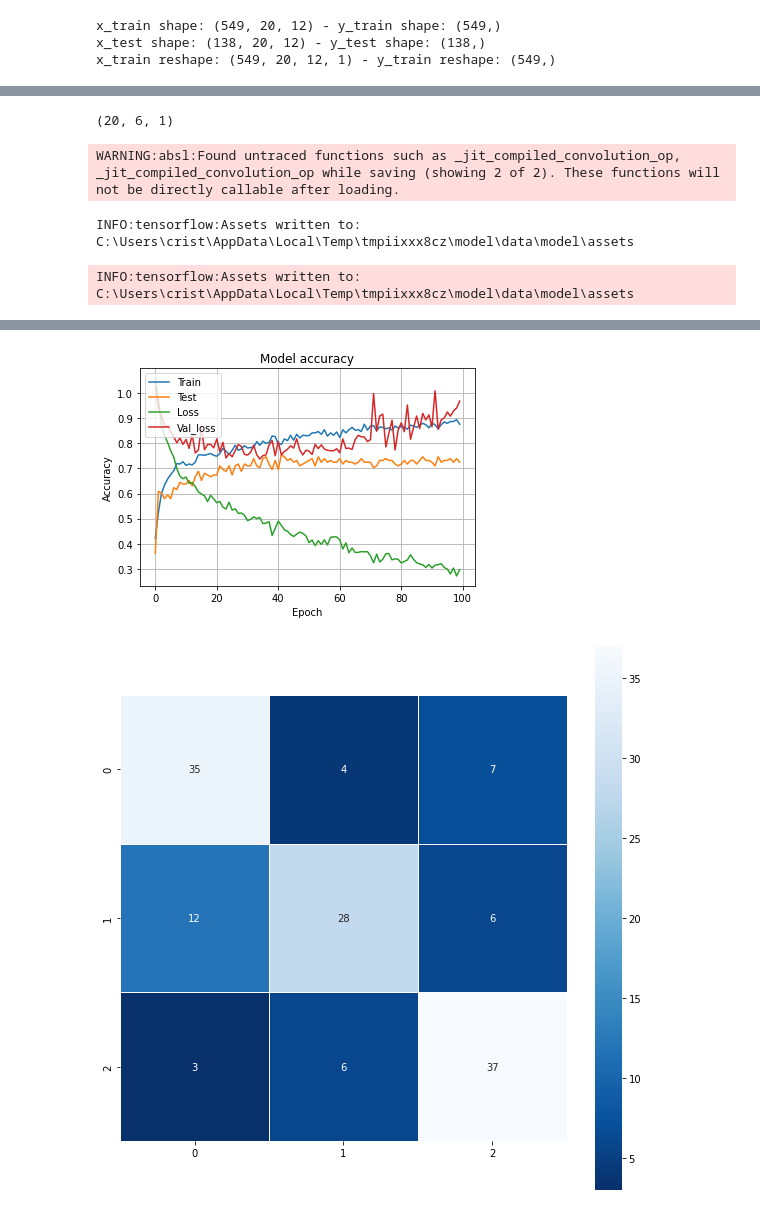
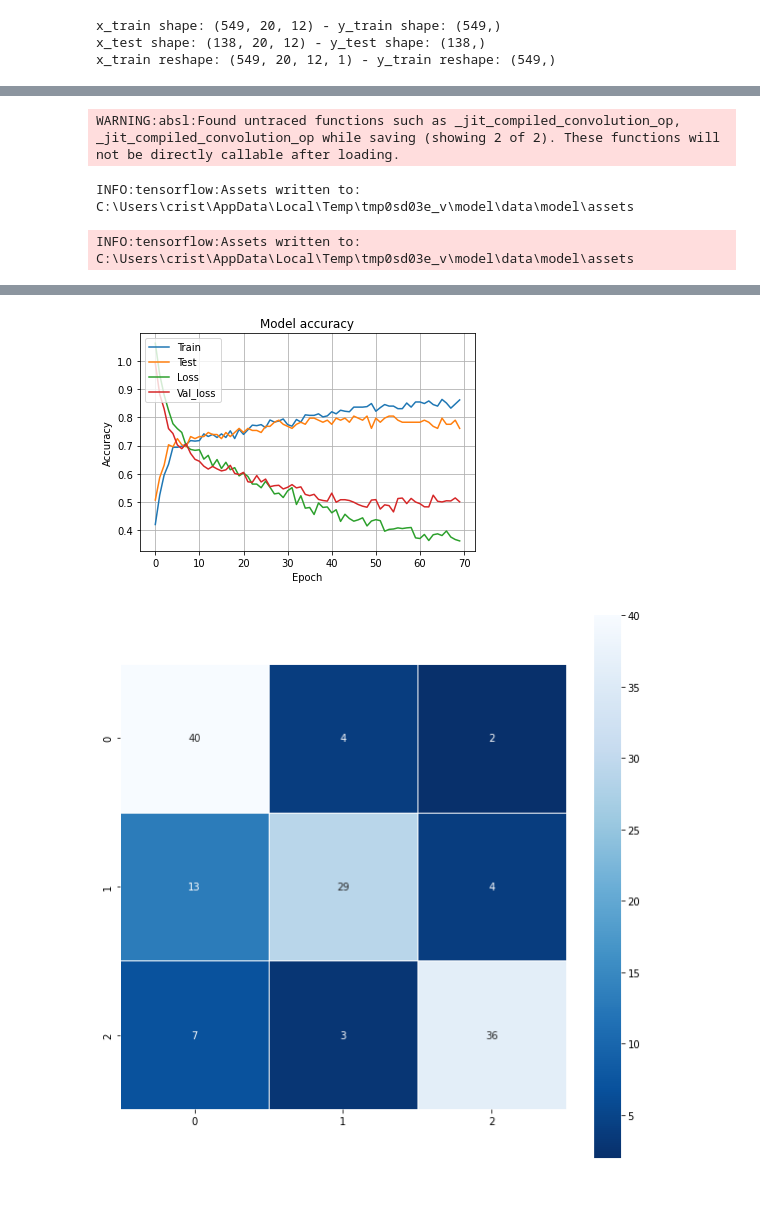
Before and after one commit to MorillaGit/quail_behavior_classifier, a Jupyter notebook: main.ipynb, the cells around one changed output, grey strips where cells are left out. Saved outputs shown, nothing was run; the diff lists cells and outputs as text; code cells hidden in the pictures.

```diff
--- a/main.ipynb
+++ b/main.ipynb
@@ -232,22 +229,18 @@ Number of windows with reproductive event :   229
 # %%
-from src import utils_module
+from src import utils
 import importlib
 
 # reload the module
-importlib.reload(utils_module)
+importlib.reload(utils)
 # # generate labels data ----------------------------------------------
-y_train_0, y_train_1, y_train_2 = utils_module.create_labels(min_class, debug=False)
+y_train_0, y_train_1, y_train_2 = utils.create_labels(min_class, debug=False)
 # %%
-from src import prosecution_module
-import importlib
-
-# reload the module
-importlib.reload(prosecution_module)
+importlib.reload(processing)
 
 
 # # split data --------------------------------------------------------
-X_train, X_test, y_train, y_test = prosecution_module.split_data(
+X_train, X_test, y_train, y_test = processing.split_data(
                         (arr_0, arr_1, arr_2),
                         (y_train_0, y_train_1, y_train_2),
-                        debug=False
+                        debug=True
                         )
@@ -254,13 +265,9 @@ X_train, X_test, y_train, y_test = prosecution_module.split_data(
 # %%
-from src import deep_learning_module
-import importlib
-
-# reload the module
 importlib.reload(deep_learning_module)
 
 # # reshape data --------------------------------------------------------
 num_classes = 3 #cantidad de clases
-input_shape_dataset = (X_train[1], X_train[2], 1) # Es necesario agregar el 1 para que el modelo sepa que es una imagen en escala de grises
+input_shape_dataset = (X_train.shape[1], X_train.shape[2], 1)
 
 print(f"x_train shape: {X_train.shape} - y_train shape: {y_train.shape}")
 print(f"x_test shape: {X_test.shape} - y_test shape: {y_test.shape}")
@@ -394,2 +281,0 @@ def run_experiment_cnn_t(X_train, y_train, X_test, y_test, epochs=10, batch_size
-# %%
-run_experiment_cnn_t(X_train, y_train, X_test, y_test, epochs=100, batch_size=32, debug=False,)
@@ -404,7 +282,3 @@ INFO:tensorflow:Assets written to: C:\Users\crist\AppData\Local\Temp\tmpmyn3nsxo
-# %%
-input_shape_dataset
-# %% [output]
-(20, 6, 1)
 # %%
 from src import deep_learning_module
 import importlib
@@ -416,7 +290,7 @@ history = deep_learning_module.run_experiment_cnn(  input_shape_dataset,
                                                     X_test,
                                                     y_test,
                                                     experiment_name = 'CNN_test',
-                                                    epochs=100,
+                                                    epochs=70,
                                                     # batch_size=8,
                                                     debug=False,
                                                     optimizer = Adam,
@@ -426,5 +300,5 @@ history = deep_learning_module.run_experiment_cnn(  input_shape_dataset,
                                                     filters_cnn_base = [16, 32],)
 # %% [output]
 WARNING:absl:Found untraced functions such as _jit_compiled_convolution_op, _jit_compiled_convolution_op while saving (showing 2 of 2). These functions will not be directly callable after loading.
-INFO:tensorflow:Assets written to: C:\Users\crist\AppData\Local\Temp\tmpiixxx8cz\model\data\model\assets
+INFO:tensorflow:Assets written to: C:\Users\crist\AppData\Local\Temp\tmp0sd03e_v\model\data\model\assets
-INFO:tensorflow:Assets written to: C:\Users\crist\AppData\Local\Temp\tmpiixxx8cz\model\data\model\assets
+INFO:tensorflow:Assets written to: C:\Users\crist\AppData\Local\Temp\tmp0sd03e_v\model\data\model\assets
@@ -432,2 +306,2 @@ INFO:tensorflow:Assets written to: C:\Users\crist\AppData\Local\Temp\tmpiixxx8cz
-[figure, old version]
+[figure, new version]
-[figure, old version]
+[figure, new version]
```
Also changed, not shown: parts of 19 cells of this notebook, 1 other file.
